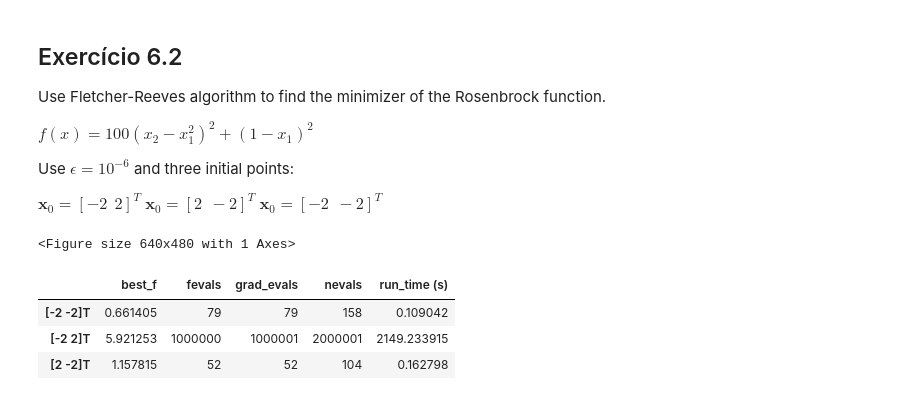
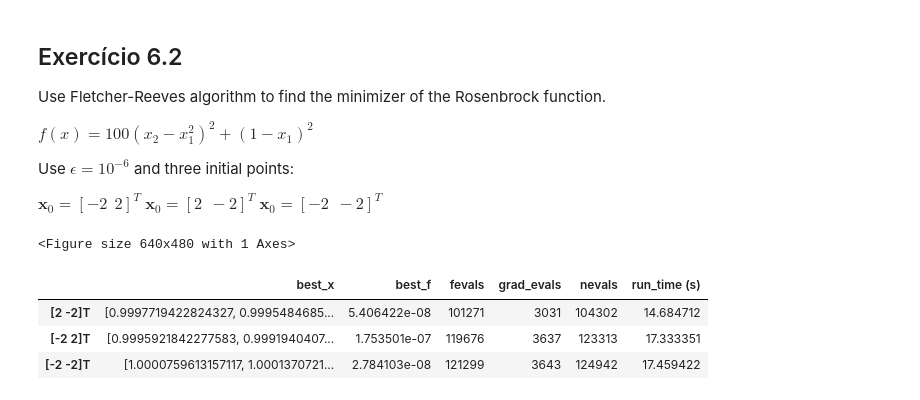
Before and after one commit to crucis/ConvexOptimization, a Jupyter notebook: Exercises/Lista3/Lista 3.ipynb, the cells around one changed output. Saved outputs shown, nothing was run; the diff lists cells and outputs as text; code cells hidden in the pictures.

```diff
--- a/Exercises/Lista3/Lista 3.ipynb
+++ b/Exercises/Lista3/Lista 3.ipynb
@@ -75,14 +80,16 @@ Use $\epsilon = 10^{-6}$ and three initial points:
 $\mathbf{x}_0 = [-2~~2]^T$
 $\mathbf{x}_0 = [2~~-2]^T$
 $\mathbf{x}_0 = [-2~~-2]^T$
-# %%
-solution_62 = run_exercise(rosenbrock, ConjugateGradientAlgorithm)
-# %% [output]
-<Figure size 640x480 with 1 Axes>
+# %%
+line_search = BacktrackingLineSearch
+
+solution_62 = run_exercise(rosenbrock, FletcherReevesAlgorithm, line_search=line_search)
+# %% [output]
+<Figure size 640x480 with 1 Axes>
 # %%
-solution_62[['best_f', 'fevals', 'grad_evals', 'nevals', 'run_time (s)']]
+solution_62[['best_x', 'best_f', 'fevals', 'grad_evals', 'nevals', 'run_time (s)']]
 # %% [output]
-|  | best_f | fevals | grad_evals | nevals | run_time (s) |
-| [-2 -2]T | 0.661405 | 79 | 79 | 158 | 0.109042 |
-| [-2 2]T | 5.921253 | 1000000 | 1000001 | 2000001 | 2149.233915 |
-| [2 -2]T | 1.157815 | 52 | 52 | 104 | 0.162798 |
+|  | best_x | best_f | fevals | grad_evals | nevals | run_time (s) |
+| [2 -2]T | [0.9997719422824327, 0.9995484685... | 5.406422e-08 | 101271 | 3031 | 104302 | 14.684712 |
+| [-2 2]T | [0.9995921842277583, 0.9991940407... | 1.753501e-07 | 119676 | 3637 | 123313 | 17.333351 |
+| [-2 -2]T | [1.0000759613157117, 1.0001370721... | 2.784103e-08 | 121299 | 3643 | 124942 | 17.459422 |
```
Also changed, not shown: parts of 14 cells of this notebook, 1 other file.
